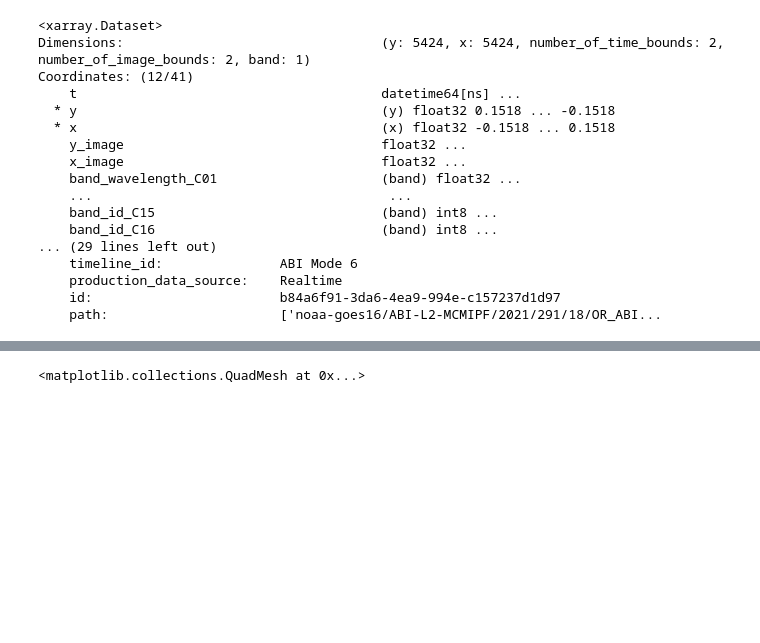
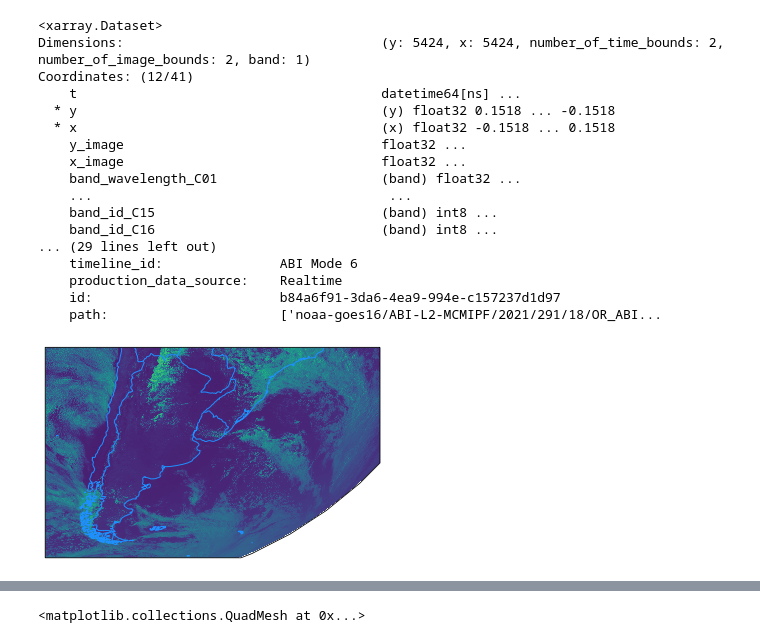
Before and after one commit to blaylockbk/goes2go, a Jupyter notebook: docs/user_guide/notebooks/issues/discussion10.ipynb, the cells around one changed output, grey strips where cells are left out. Drawn from its saved outputs; the diff is of its cells as text; code cells hidden in the pictures; blank space fills up the shorter version.

```diff
--- a/docs/user_guide/notebooks/issues/discussion10.ipynb
+++ b/docs/user_guide/notebooks/issues/discussion10.ipynb
@@ -33,3 +37,22 @@ Coordinates: (12/41)
     production_data_source:    Realtime
     id:                        b84a6f91-3da6-4ea9-994e-c157237d1d97
     path:                      ['noaa-goes16/ABI-L2-MCMIPF/2021/291/18/OR_ABI...
+# %%
+# parse the grid projection data with MetPy
+ds = ds.metpy.parse_cf()
+
+# get the cartopy coordinate reference system
+crs = ds.metpy_crs.item().to_cartopy()
+# %%
+# Plot the data in projection coordinates
+fig = plt.figure()
+ax = fig.add_subplot(1, 1, 1, projection=crs)
+ax.pcolormesh(ds.x, ds.y, ds.CMI_C01)
+
+ax.coastlines(color='dodgerblue')
+ax.add_feature(cfeature.BORDERS, color='dodgerblue')
+
+# Zoom (a bit tricky to fine tune because of different projections.)
+ax.set_extent([-80, -30, -60, -22], ccrs.PlateCarree())
+# %% [output]
+[figure, added]
```
Also changed, not shown: parts of 4 cells of this notebook.
